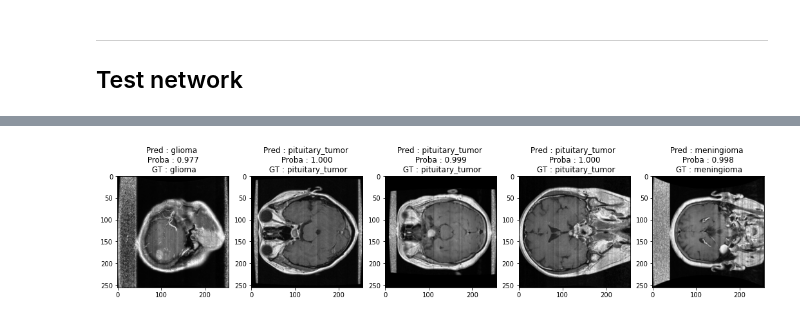
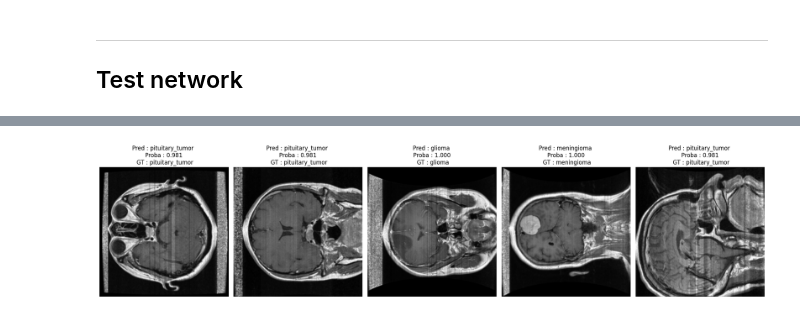
Before and after one commit to lmartinez2001/Deep-Learning, a Jupyter notebook: 2_brain_tumor.ipynb, the cells around one changed output, grey strips where cells are left out. Cells and saved outputs as stored; diff of their text form; code cells hidden in the pictures.

```diff
--- a/2_brain_tumor.ipynb
+++ b/2_brain_tumor.ipynb
@@ -14,7 +15,6 @@ import torch
 import torch.nn as nn
 import torch.nn.functional as F
 from torch.optim import Adam
-
 from torch.utils.data import DataLoader
 from torchvision.datasets import ImageFolder
 import torchvision.transforms as T
@@ -29,11 +29,10 @@ import h5py
 from sys import platform
 from tqdm import tqdm
 
-# from google.colab import files
+torch.manual_seed(0)
+random.seed(0)
+np.random.seed(0)
+device = torch.device('cuda:0' if torch.cuda.is_available() else 'cpu')
 
-torch.manual_seed(0)
-device = torch.device('cuda:0' if torch.cuda.is_available() else 'cpu')
-using_colab = False
-platform, device
-
-ROOT_DIR_DATASET = 'Datasets/BrainTumorDataset/'
+ROOT_DIR_DATASET = ''
+using_colab = True
@@ -158,15 +163,15 @@ batch_size = 64
 # class_weight = torch.tensor([3064/1429, 3064/708, 3064/930])
 # class_weight.to(device)
 
-
+# transformations applied to images
 transforms = T.Compose([
     T.Resize([256, 256]),
     T.ToTensor()
 ])
 
 
-train_set = ImageFolder(root=f'{ROOT_DIR_DATASET}/data/train', transform=transforms)
-val_set = ImageFolder(root=f'{ROOT_DIR_DATASET}/data/val', transform=transforms)
+train_set = ImageFolder(root=f'data/train', transform=transforms)
+val_set = ImageFolder(root=f'data/val', transform=transforms)
 
 train_loader = DataLoader(train_set, batch_size=batch_size, shuffle=True)
 val_loader = DataLoader(val_set, batch_size=batch_size, shuffle=False)
@@ -400,7 +424,7 @@ WARNING:matplotlib.legend:No artists with labels found to put in legend.  Note t
 ## Test network
 # %%
 best_model = Net()
-best_model.load_state_dict(torch.load('Datasets/BrainTumorDataset/outputs/best_model.pt', map_location=device))
+best_model.load_state_dict(torch.load('outputs/best_model.pt', map_location=device))
 best_model.eval()
 # %% [output]
 Net(
@@ -423,17 +461,17 @@ Net(
 # %%
 n_samples = 5
-fig, ax = plt.subplots(1,n_samples,figsize=(18,10))
+fig, ax = plt.subplots(1,n_samples,figsize=(20,6))
 
 for i in range(n_samples):
     idx = random.randint(50, len(val_set) - 1)
     sample = val_set[idx]
     pred = torch.softmax(best_model(sample[0].unsqueeze(0)), dim=1)
     pred_class = torch.argmax(pred.squeeze()).item()
     proba = torch.max(pred.squeeze()).item()
     ax[i].set_title(f'Pred : {val_set.classes[pred_class]} \n Proba : {proba:.3f} \n GT : {val_set.classes[sample[1]]}')
     ax[i].imshow(sample[0].numpy().transpose(1,2,0))
     ax[i].axis('off')
 plt.tight_layout()
 plt.show()
 # %% [output]
-[figure, old version]
+[figure, new version]
```
Also changed, not shown: parts of 10 cells of this notebook.
